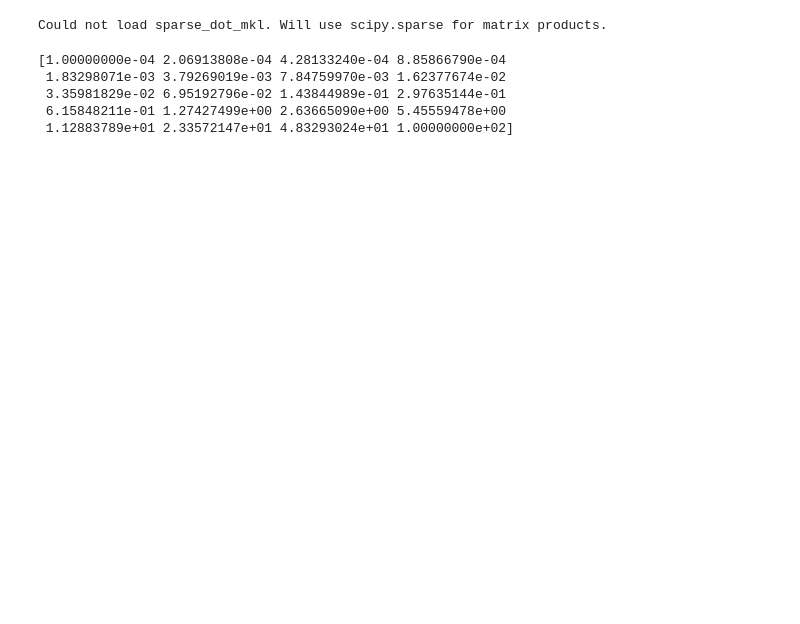
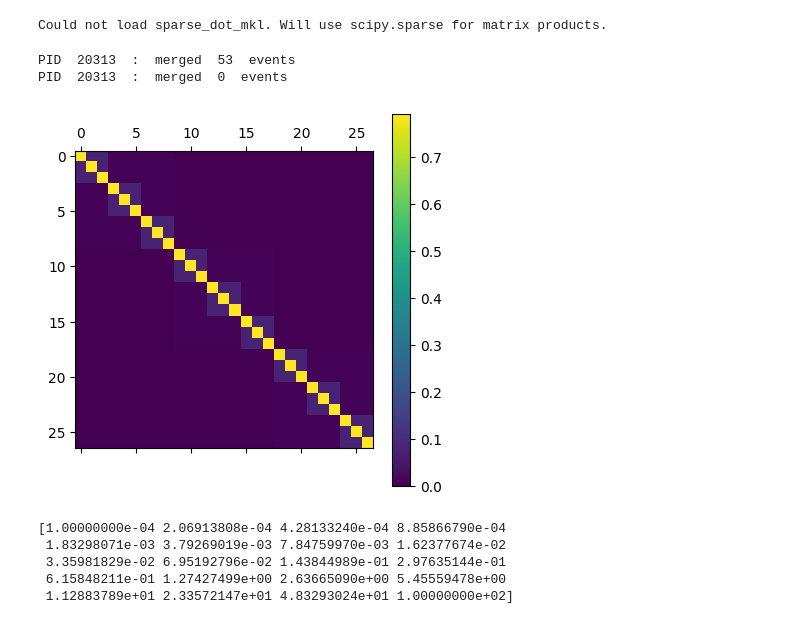
Before and after one commit to samuelkoovely/flow_stability, a Jupyter notebook: fig3_entropy_blocks.ipynb, the cells around one changed output. Saved outputs shown, nothing was run; the diff lists cells and outputs as text; code cells hidden in the pictures; blank space fills up the shorter version.

```diff
--- a/fig3_entropy_blocks.ipynb
+++ b/fig3_entropy_blocks.ipynb
@@ -23,7 +23,7 @@ inter_tau = 10
 activ_tau = 10
 num_inter_per_activ = 1
 t_start = 0
-t_end = 100
+t_end = 50
 n_groups = 27
 n_per_group = 3
 individuals = []
@@ -69,33 +69,37 @@ B2 = np.concatenate((inter_module_probs,
 B = np.concatenate((B0,B1,B2),axis=0)
 
 Cinter = np.ones_like(B)*b4
 
 C = np.concatenate((np.concatenate((B,Cinter,Cinter),axis=1),
                     np.concatenate((Cinter,B,Cinter),axis=1),
                     np.concatenate((Cinter,Cinter,B),axis=1),
                     ),axis=0)
 
 inter_group_probs = C
 
 plt.matshow(C)
 plt.colorbar()
 
 
 
 sim = SynthTempNetwork(individuals=individuals, t_start=t_start, t_end=t_end,
                         next_event_method='block_probs',
                         inter_group_probs=inter_group_probs,
                         num_interactions_per_activation=num_inter_per_activ)
 
 sim.run(save_all_states=True, save_dt_states=True, verbose=False)
 
 
 
 net = ContTempNetwork(source_nodes=sim.indiv_sources,
                         target_nodes=sim.indiv_targets,
                         starting_times=sim.start_times,
                         ending_times=sim.end_times,
                         merge_overlapping_events=True)
+# %% [output]
+PID  20313  :  merged  53  events
+PID  20313  :  merged  0  events
+[figure, added]
 # %%
 #plt.imshow(C, norm=matplotlib.colors.LogNorm(vmin=C.min()+0.000001, vmax=C.max()))
 #plt.colorbar()
```
Also changed, not shown: parts of 29 cells of this notebook, 4 other files.
